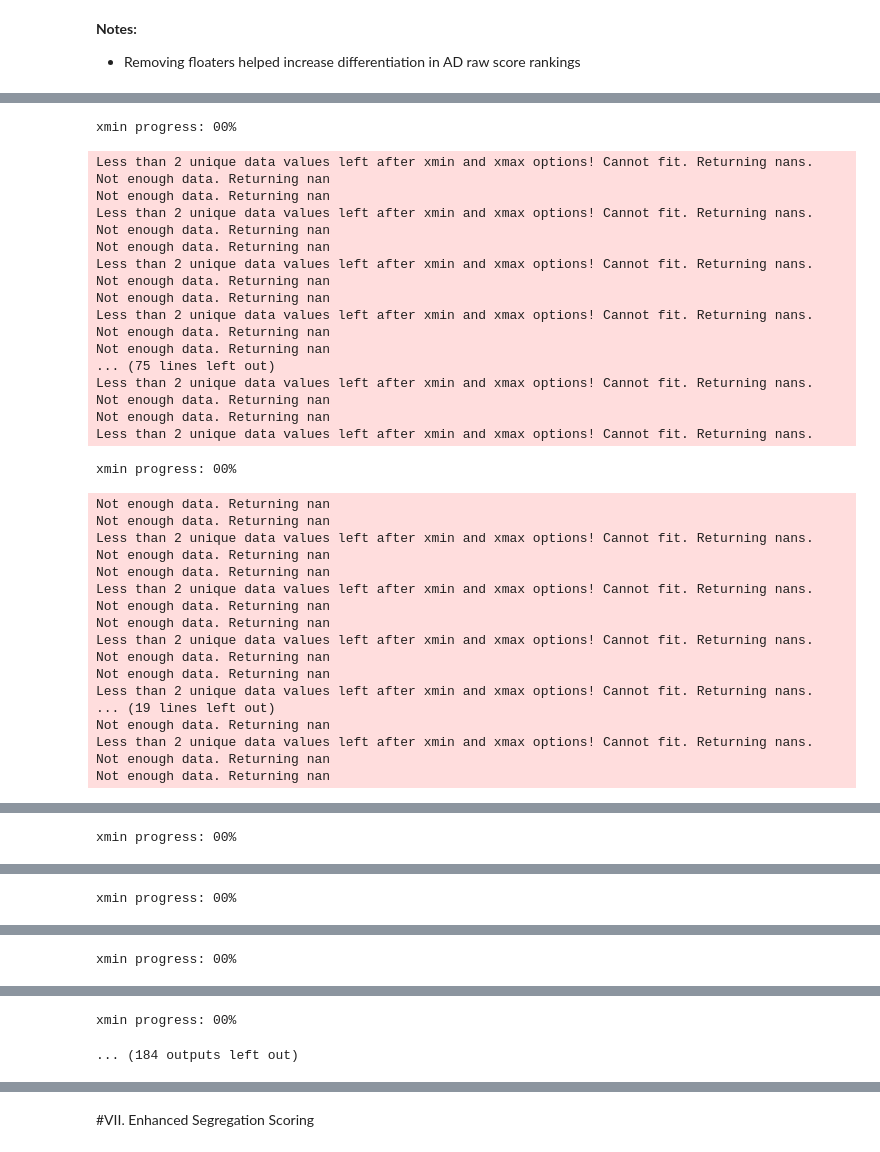
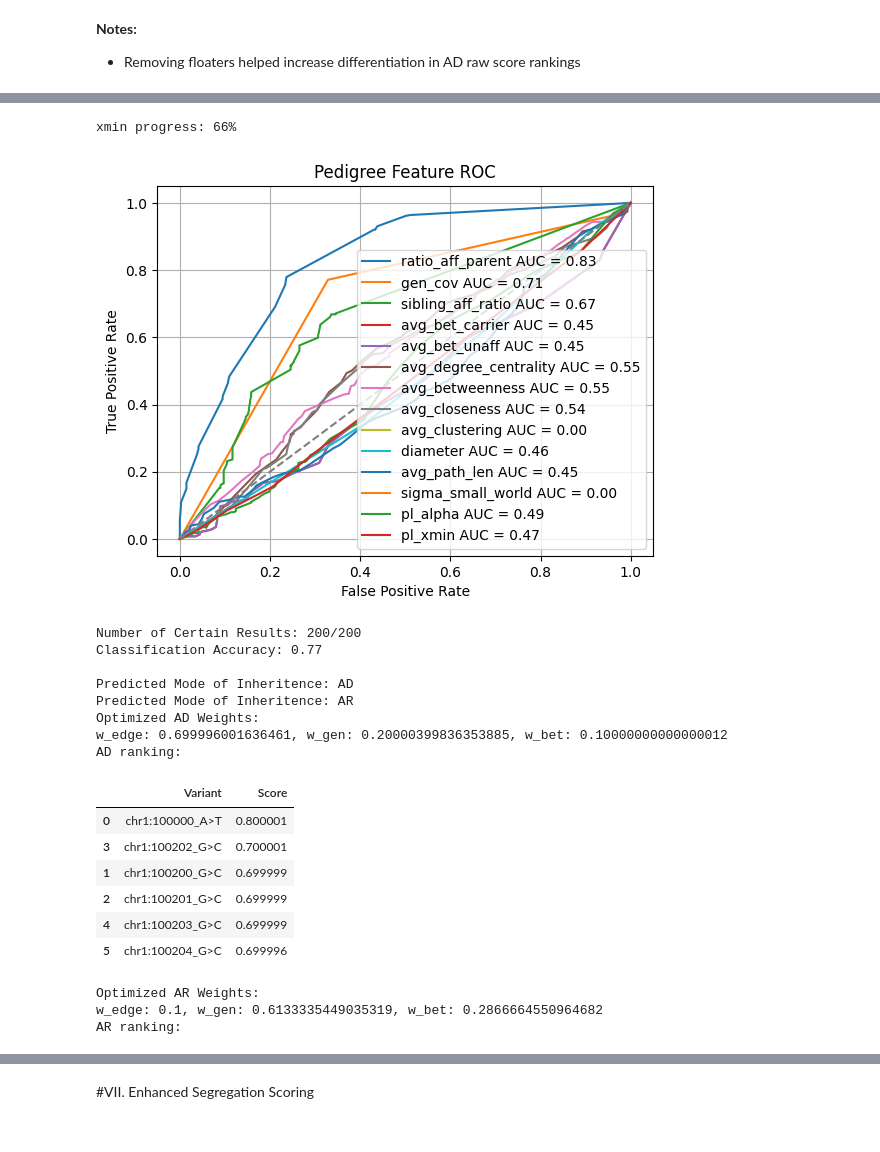
Before and after one commit to taylorngt/PedNet, a Jupyter notebook: SegregationScoring.ipynb, the cells around one changed output, grey strips where cells are left out. Cells and saved outputs as stored; diff of their text form; code cells hidden in the pictures.

```diff
--- a/SegregationScoring.ipynb
+++ b/SegregationScoring.ipynb
@@ -1211,5 +1252,6 @@ Not enough data. Returning nan
 # %%
-def weight_opt_objective(weights, G, linked_variant, vars_dict, mode):
+#Objective Function
+def weight_optimization_objective(weights, G, linked_variant, vars_dict, mode):
     w_edge, w_gen, w_bet = weights
     linked_score = segregation_network_score(G= G,
                                              gt= vars_dict[linked_variant],
@@ -1227,67 +1269,53 @@ def weight_opt_objective(weights, G, linked_variant, vars_dict, mode):
 
 
 
-
+#Optimization Wrapper
 def weights_optimization(G, vars_dict, linked_variant, mode= 'AD'):
     bounds = [(0.1,1),(0.1,1),(0.1,1)]
     constraints = {'type': 'eq',
                   #figure out how this function is working
                   'fun': lambda w: np.sum(w)-1}
     initial_guess = np.array([1/3, 1/3, 1/3])
-    mode= classify_pedigree(G)
-    results = minimize(fun= weight_opt_objective,
+    results = minimize(fun= weight_optimization_objective,
                                   x0= initial_guess,
                                   args= (G, linked_variant, vars_dict, mode),
                                   bounds= bounds,
                                   constraints= constraints)
     return results.x
 # %%
-optimized_AD_weights = weights_optimization(G_ad, vars_AD, linked_variant='chr1:100000_A>T', mode=classify_pedigree(G_ad))
+inheritence_class_thresholds= get_scaled_thresholds(3)
+optimized_AD_weights = weights_optimization(G_ad, vars_AD, linked_variant='chr1:100000_A>T', mode=classify_pedigree(PedGraph=G_ad, thresholds= inheritence_class_thresholds))
 _, optimized_AD_scores = scan_variants(G_ad, vars_AD, optimized_AD_weights)
-optimized_AR_weights = weights_optimization(G_ar, vars_AR, linked_variant='chr1:100000_A>T', mode=classify_pedigree(G_ar))
+optimized_AR_weights = weights_optimization(G_ar, vars_AR, linked_variant='chr1:100000_A>T', mode=classify_pedigree(PedGraph=G_ar, thresholds= inheritence_class_thresholds))
 _, optimized_AR_scores = scan_variants(G_ar, vars_AR, optimized_AR_weights)
-print(optimized_AD_weights)
+print('Optimized AD Weights:')
+print(f'w_edge: {optimized_AD_weights[0]}, w_gen: {optimized_AD_weights[1]}, w_bet: {optimized_AD_weights[2]}')
 opt_var_df_AD = pd.DataFrame(list(optimized_AD_scores.items()), columns=['Variant','Score']).sort_values('Score', ascending=False)
 print('AD ranking:')
 display(opt_var_df_AD)
-print(optimized_AR_weights)
+print('Optimized AR Weights:')
+print(f'w_edge: {optimized_AR_weights[0]}, w_gen: {optimized_AR_weights[1]}, w_bet: {optimized_AR_weights[2]}')
 opt_var_df_AR = pd.DataFrame(list(optimized_AR_scores.items()), columns=['Variant','Score']).sort_values('Score', ascending=False)
 print('AR ranking:')
 display(opt_var_df_AR)
 # %% [output]
-xmin progress: 00%
+xmin progress: 66%
+[figure, added]
-Less than 2 unique data values left after xmin and xmax options! Cannot fit. Returning nans.
-Not enough data. Returning nan
-Not enough data. Returning nan
-Less than 2 unique data values left after xmin and xmax options! Cannot fit. Returning nans.
-Not enough data. Returning nan
-Not enough data. Returning nan
-Less than 2 unique data values left after xmin and xmax options! Cannot fit. Returning nans.
-Not enough data. Returning nan
-Not enough data. Returning nan
-Less than 2 unique data values left after xmin and xmax options! Cannot fit. Returning nans.
-Not enough data. Returning nan
-Not enough data. Returning nan
-... (75 lines left out)
-Less than 2 unique data values left after xmin and xmax options! Cannot fit. Returning nans.
-Not enough data. Returning nan
-Not enough data. Returning nan
-Less than 2 unique data values left after xmin and xmax options! Cannot fit. Returning nans.
+Number of Certain Results: 200/200
+Classification Accuracy: 0.77
+
+Predicted Mode of Inheritence: AD
+Predicted Mode of Inheritence: AR
+Optimized AD Weights:
+w_edge: 0.699996001636461, w_gen: 0.20000399836353885, w_bet: 0.10000000000000012
+AD ranking:
+|  | Variant | Score |
+| 0 | chr1:100000_A>T | 0.800001 |
+| 3 | chr1:100202_G>C | 0.700001 |
+| 1 | chr1:100200_G>C | 0.699999 |
+| 2 | chr1:100201_G>C | 0.699999 |
+| 4 | chr1:100203_G>C | 0.699999 |
+| 5 | chr1:100204_G>C | 0.699996 |
-xmin progress: 00%
+Optimized AR Weights:
+w_edge: 0.1, w_gen: 0.6133335449035319, w_bet: 0.2866664550964682
+AR ranking:
-Not enough data. Returning nan
-Not enough data. Returning nan
-Less than 2 unique data values left after xmin and xmax options! Cannot fit. Returning nans.
-Not enough data. Returning nan
-Not enough data. Returning nan
-Less than 2 unique data values left after xmin and xmax options! Cannot fit. Returning nans.
-Not enough data. Returning nan
-Not enough data. Returning nan
-Less than 2 unique data values left after xmin and xmax options! Cannot fit. Returning nans.
-Not enough data. Returning nan
-Not enough data. Returning nan
-Less than 2 unique data values left after xmin and xmax options! Cannot fit. Returning nans.
-... (19 lines left out)
-Not enough data. Returning nan
-Less than 2 unique data values left after xmin and xmax options! Cannot fit. Returning nans.
-Not enough data. Returning nan
-Not enough data. Returning nan
@@ -1311 +1321,0 @@ Not enough data. Returning nan
-xmin progress: 00%
@@ -1329 +1321,0 @@ Not enough data. Returning nan
-xmin progress: 00%
@@ -1347 +1321,0 @@ Less than 2 unique data values left after xmin and xmax options! Cannot fit. Ret
-xmin progress: 00%
@@ -1368,2 +1321,0 @@ Not enough data. Returning nan
-xmin progress: 00%
-... (184 outputs left out)
```
Also changed, not shown: parts of 27 cells of this notebook.
